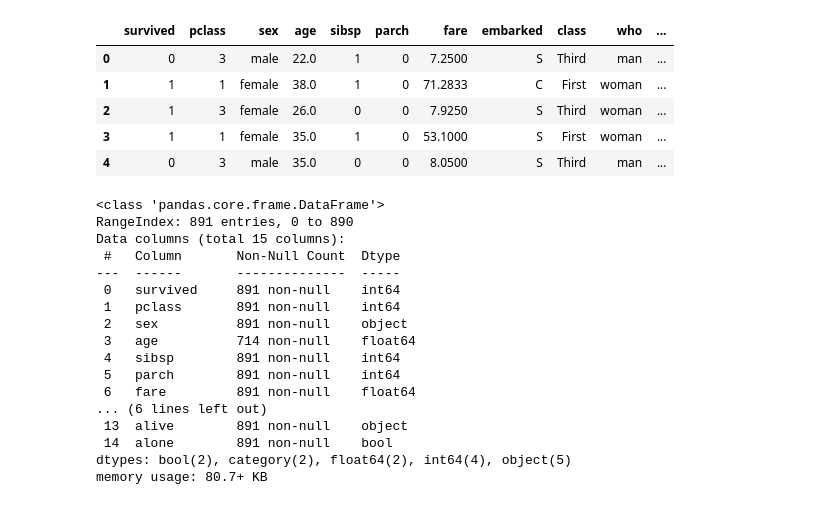
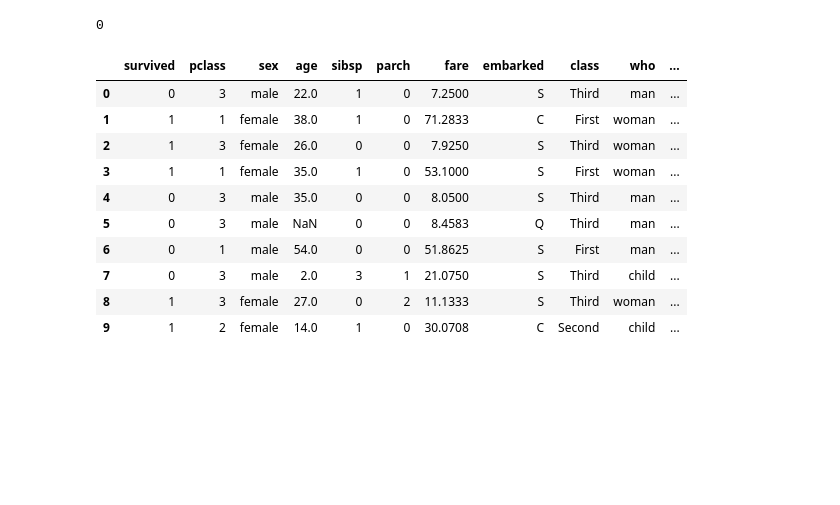
Before and after one commit to chance-roberts/DATA6550-Visualization, a Jupyter notebook: Code/Noblit/NoblitA_Visualization (1).ipynb, the cells around one changed output. Saved outputs shown, nothing was run; the diff lists cells and outputs as text; code cells hidden in the pictures; blank space fills up the shorter version.

```diff
--- a/Code/Noblit/NoblitA_Visualization (1).ipynb
+++ b/Code/Noblit/NoblitA_Visualization (1).ipynb
@@ -11,29 +91,26 @@ titanic = sns.load_dataset("titanic")
+# %%
+#Filling in NAN values for age with mean age based on "who" classification
+# Calculate mean age for each group in 'who' column
+mean_ages = titanic.groupby('who')['age'].mean()
+
+# Fill NaN values in 'age' column based on the mean age of the corresponding 'who' group
+df_titanic_clean['age'] = titanic.apply(lambda row: mean_ages[row["who"]] if pd.isnull(row["age"]) else row["age"], axis=1) #Used Chat GPT to Help
+
+# Check if missing values are filled
+print(df_titanic_clean['age'].isnull().sum())  # Should print 0
+# %% [output]
+0
 # %%
-titanic.head()
+titanic.head(10)
 # %% [output]
 |  | survived | pclass | sex | age | sibsp | parch | fare | embarked | class | who | ... |
 | 0 | 0 | 3 | male | 22.0 | 1 | 0 | 7.2500 | S | Third | man | ... |
 | 1 | 1 | 1 | female | 38.0 | 1 | 0 | 71.2833 | C | First | woman | ... |
 | 2 | 1 | 3 | female | 26.0 | 0 | 0 | 7.9250 | S | Third | woman | ... |
 | 3 | 1 | 1 | female | 35.0 | 1 | 0 | 53.1000 | S | First | woman | ... |
 | 4 | 0 | 3 | male | 35.0 | 0 | 0 | 8.0500 | S | Third | man | ... |
+| 5 | 0 | 3 | male | NaN | 0 | 0 | 8.4583 | Q | Third | man | ... |
+| 6 | 0 | 1 | male | 54.0 | 0 | 0 | 51.8625 | S | First | man | ... |
+| 7 | 0 | 3 | male | 2.0 | 3 | 1 | 21.0750 | S | Third | child | ... |
+| 8 | 1 | 3 | female | 27.0 | 0 | 2 | 11.1333 | S | Third | woman | ... |
+| 9 | 1 | 2 | female | 14.0 | 1 | 0 | 30.0708 | C | Second | child | ... |
-# %%
-titanic.info()
-# %% [output]
-<class 'pandas.core.frame.DataFrame'>
-RangeIndex: 891 entries, 0 to 890
-Data columns (total 15 columns):
- #   Column       Non-Null Count  Dtype
----  ------       --------------  -----
- 0   survived     891 non-null    int64
- 1   pclass       891 non-null    int64
- 2   sex          891 non-null    object
- 3   age          714 non-null    float64
- 4   sibsp        891 non-null    int64
- 5   parch        891 non-null    int64
- 6   fare         891 non-null    float64
-... (6 lines left out)
- 13  alive        891 non-null    object
- 14  alone        891 non-null    bool
-dtypes: bool(2), category(2), float64(2), int64(4), object(5)
-memory usage: 80.7+ KB
```
Also changed, not shown: parts of 28 cells of this notebook.
